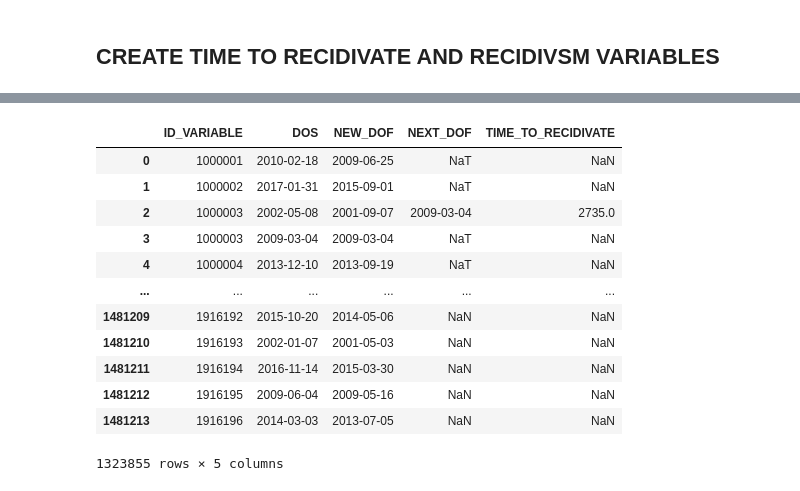
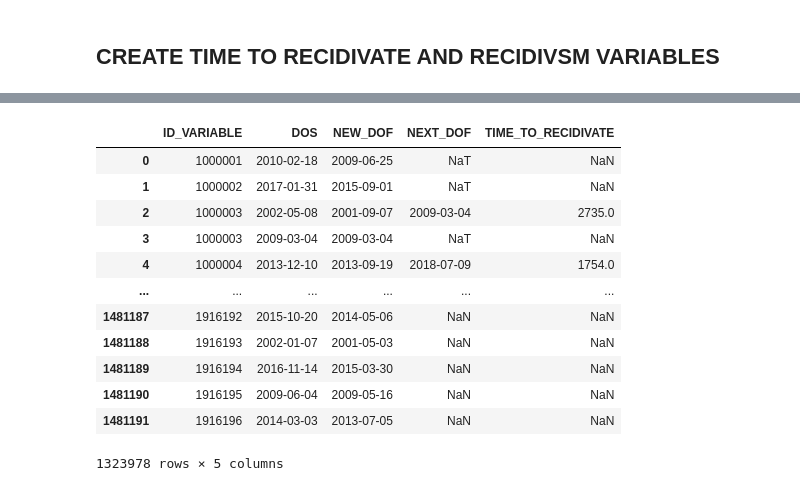
Before and after one commit to aud-z/PA_sentencing, a Jupyter notebook: data_cleaning_pipeline.ipynb, the cells around one changed output, grey strips where cells are left out. Saved outputs shown, nothing was run; the diff lists cells and outputs as text; code cells hidden in the pictures.

```diff
--- a/data_cleaning_pipeline.ipynb
+++ b/data_cleaning_pipeline.ipynb
@@ -273,7 +134,0 @@ Before DOF <= DOS correction there were 2,593,636 rows and after cleaning there
-# %%
-# PRS SCORE CLEANING - removes only the rows where the PRS score is missing not the entire individual
-before_length = len(df)
-df = df.loc[df['PRS'].notnull()]
-after_length = len(df)
-
-print("Before PRS correction there were {:,} rows and after cleaning there were {:,} rows. A change of {:,}.".format(before_length, after_length, before_length - after_length))
@@ -321,9 +166,7 @@ Should this be: JP_MIN + (MAX(DOS) + [ MAX(DOS) - MIN(DOS) ])
 num_missing_jp_min = len(df.loc[pd.isna(df["JP_MIN"])]) #[["JPR_ID", "JP_MIN"]]
 print("There are {:,} entries in the dataset missing a JP_MIN value.".format(num_missing_jp_min))
 
-df["ADJ_JPMIN"] = df.groupby(["JPR_ID"])["JP_MIN"].transform("min")
-
-#df.head()[["JPR_ID", "JP_MIN", "ADJ_JPMIN"]]
+df["ADJ_JPMIN"] = df.groupby(["JPR_ID"])["JP_MIN"].transform("max")
 
 num_missing_jp_min = len(df.loc[pd.isna(df["ADJ_JPMIN"])]) #[["JPR_ID", "JP_MIN"]]
 print("There are {:,} entries in the dataset missing a  ADJ_JPMIN value.".format(num_missing_jp_min))
@@ -337,12 +180,14 @@ df_collapsed = df.copy()
 
 # #get the max values of the OGS and JP_MIN values -- possibly further adjustments need to be at this level
 df_collapsed['OGS'] = df_collapsed.groupby(["ID_VARIABLE", "DOS"])["OGS"].transform(max)
-df_collapsed["ADJ_JPMIN"] = df_collapsed.groupby(["ID_VARIABLE", "DOS"])["ADJ_JPMIN"].transform(max)
+
+#df_collapsed["ADJ_JPMIN"] = df_collapsed.groupby(["ID_VARIABLE", "DOS"])["ADJ_JPMIN"].transform(max)
+#df_collapsed["PRS"] = df_collapsed.groupby(["ID_VARIABLE", "DOS"])["PRS"].transform(max)
+
 
 #collapse data to be at the id variable, DOS level (need to ungroup the data for the at_risk date calculation to work)
 df_collapsed = df_collapsed.copy().groupby(["ID_VARIABLE", "DOS"]).first().reset_index()
 
 #inspect the results
-df_collapsed[["ID_VARIABLE", "DOS", "NEW_DOF", "INC_SANCTION_EXISTS", "ADJ_JPMIN", "OFN_LIFE_DEATH", "JP_LIFE_DEATH"]]
-#df_collapsed.loc[df_collapsed["JP_LIFE_DEATH"] == "N"][["NEW_DOF", "INC_SANCTION_EXISTS", "ADJ_JPMIN", "OFN_LIFE_DEATH", "JP_LIFE_DEATH"]]
+df_collapsed[["ID_VARIABLE", "DOS", "NEW_DOF", "INC_SANCTION_EXISTS", "ADJ_JPMIN"]] #, "OFN_LIFE_DEATH", "JP_LIFE_DEATH"]]
 # %% [output]
@@ -364,7 +209,6 @@ df_collapsed[["ID_VARIABLE", "DOS", "NEW_DOF", "INC_SANCTION_EXISTS", "ADJ_JPMIN
 # %%
 def create_at_risk_date(row):
     #need to account for REALLY large JP_MIN values
-    #20 years in days = 10 * 365
 
     # Because of this error message OverflowError: Python int too large to convert to C long
     # 25 is more years than we have in our data, so their at_risk date also get set to some value far in the future
@@ -374,6 +218,9 @@ def create_at_risk_date(row):
 
     #if offense has a life or death flag, set their at_risk_date abritarily large
     if row['OFN_LIFE_DEATH'] == "Y":
+        at_risk_date = pd.to_datetime('2035-12-31')
+
+    if row['JP_LIFE_DEATH'] == "Y":
         at_risk_date = pd.to_datetime('2035-12-31')
 
     #if they were not incarcerated, then their at risk date is just their date of offense
@@ -390,14 +237,6 @@ def create_at_risk_date(row):
 
             elif row["INC_SANCTION_EXISTS"] == "Y" and pd.notna(row['INCMIN']):
                 at_risk_date = row['DOS'] + pd.Timedelta(days = row['INCMIN'] * num_days_in_month)
-
-            #these are individuals who have life and death sentences
-            #their inc_end date = 12/31/9999 -- see codebook for more details
-            # elif row["INC_SANCTION_EXISTS"] == "Y" and pd.isna(row['INCMIN']) and pd.isna(row['ADJ_JPMIN']):
-            #     at_risk_date = row["INC_END"]
-
-            # elif row["INC_SANCTION_EXISTS"] == "N":
-            #     at_risk_date = row['NEW_DOF']
 
             else:
                 at_risk_date = row['INC_END']
@@ -602,29 +444,29 @@ neg_time_analysis[["ID_VARIABLE", "DOS", "ADJ_JPMIN", "NEW_DOF", "NEXT_DOF", "AT
 # %%
 #subtract the next_dof and at_risk_dt variables
 df_collapsed['TIME_TO_RECIDIVATE'] = np.where(
-    df_collapsed['NEXT_DOF'] > df_collapsed['AT_RISK_DT'],  pd.to_datetime(df_collapsed['NEXT_DOF']) - pd.to_datetime(df_collapsed['AT_RISK_DT']),
+    df_collapsed['NEXT_DOF'] > df_collapsed['AT_RISK_DT'],
 
+    pd.to_datetime(df_collapsed['NEXT_DOF']) - pd.to_datetime(df_collapsed['AT_RISK_DT']),
+
+    #DOUBLE CHECK THIS -- ATTEMPT TO DEAL WITH NEGATIVE TIME_TO_RECIDIVATE
     pd.to_datetime(df_collapsed['NEXT_DOF']) - pd.to_datetime(df_collapsed['NEW_DOF'])
-
     )
-
-
 
 #update the time to recidivate column to JUST be the number of days as an integer/float
 df_collapsed['TIME_TO_RECIDIVATE'] = df_collapsed['TIME_TO_RECIDIVATE'].dt.days
 
 df_collapsed[["ID_VARIABLE", "DOS", "NEW_DOF", "NEXT_DOF", "TIME_TO_RECIDIVATE"]]
 # %% [output]
 |  | ID_VARIABLE | DOS | NEW_DOF | NEXT_DOF | TIME_TO_RECIDIVATE |
 | 0 | 1000001 | 2010-02-18 | 2009-06-25 | NaT | NaN |
 | 1 | 1000002 | 2017-01-31 | 2015-09-01 | NaT | NaN |
 | 2 | 1000003 | 2002-05-08 | 2001-09-07 | 2009-03-04 | 2735.0 |
 | 3 | 1000003 | 2009-03-04 | 2009-03-04 | NaT | NaN |
-| 4 | 1000004 | 2013-12-10 | 2013-09-19 | NaT | NaN |
+| 4 | 1000004 | 2013-12-10 | 2013-09-19 | 2018-07-09 | 1754.0 |
 | ... | ... | ... | ... | ... | ... |
-| 1481209 | 1916192 | 2015-10-20 | 2014-05-06 | NaN | NaN |
-| 1481210 | 1916193 | 2002-01-07 | 2001-05-03 | NaN | NaN |
-| 1481211 | 1916194 | 2016-11-14 | 2015-03-30 | NaN | NaN |
-| 1481212 | 1916195 | 2009-06-04 | 2009-05-16 | NaN | NaN |
-| 1481213 | 1916196 | 2014-03-03 | 2013-07-05 | NaN | NaN |
+| 1481187 | 1916192 | 2015-10-20 | 2014-05-06 | NaN | NaN |
+| 1481188 | 1916193 | 2002-01-07 | 2001-05-03 | NaN | NaN |
+| 1481189 | 1916194 | 2016-11-14 | 2015-03-30 | NaN | NaN |
+| 1481190 | 1916195 | 2009-06-04 | 2009-05-16 | NaN | NaN |
+| 1481191 | 1916196 | 2014-03-03 | 2013-07-05 | NaN | NaN |
-1323855 rows × 5 columns
+1323978 rows × 5 columns
```
Also changed, not shown: parts of 39 cells of this notebook.
